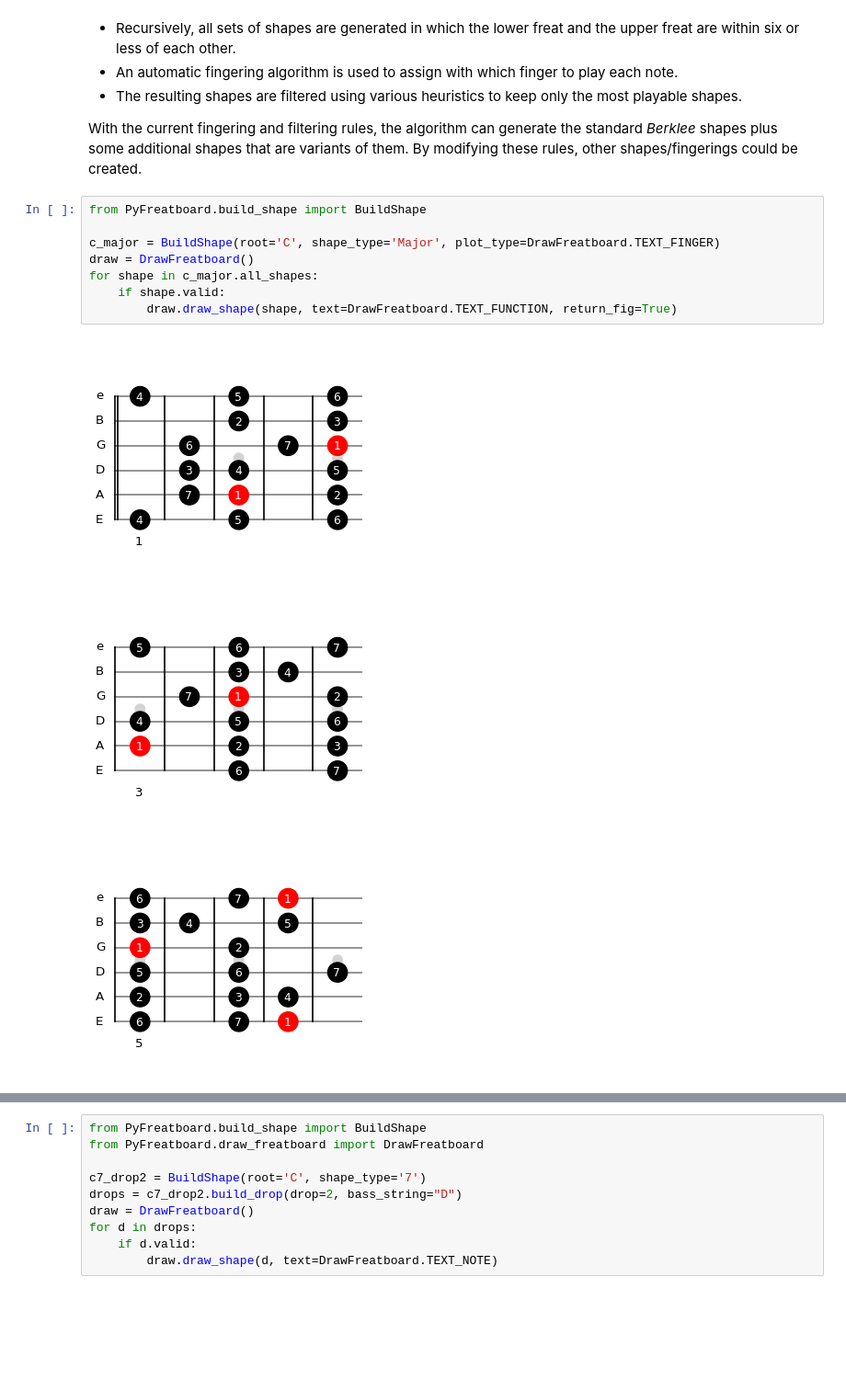
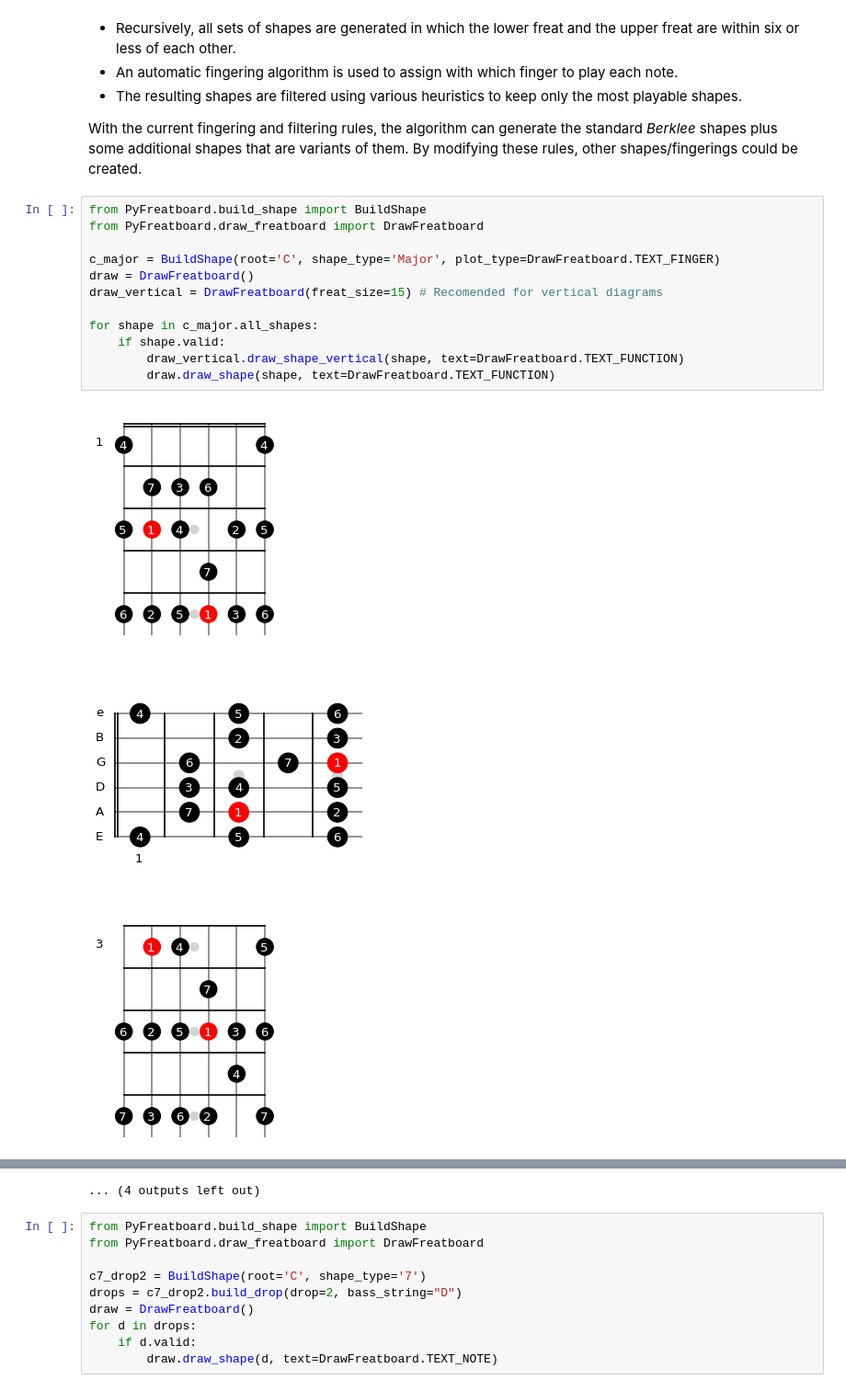
Before and after one commit to narcispr/PyFretboard, a Jupyter notebook: tutorial.ipynb, the cells around one changed output, grey strips where cells are left out. Shown: that part at 92% size. Cells and saved outputs as stored; diff of their text form; blank space fills up the shorter version.

Commit message:
Modified tutorial to include vertical draws

```diff
--- a/tutorial.ipynb
+++ b/tutorial.ipynb
@@ -49,13 +49,17 @@ The class follows the following steps:
 With the current fingering and filtering rules, the algorithm can generate the standard *Berklee* shapes plus some additional shapes that are variants of them. By modifying these rules, other shapes/fingerings could be created.
 # %%
 from PyFreatboard.build_shape import BuildShape
+from PyFreatboard.draw_freatboard import DrawFreatboard
 
 c_major = BuildShape(root='C', shape_type='Major', plot_type=DrawFreatboard.TEXT_FINGER)
 draw = DrawFreatboard()
+draw_vertical = DrawFreatboard(freat_size=15) # Recomended for vertical diagrams
+
 for shape in c_major.all_shapes:
     if shape.valid:
-        draw.draw_shape(shape, text=DrawFreatboard.TEXT_FUNCTION, return_fig=True)
+        draw_vertical.draw_shape_vertical(shape, text=DrawFreatboard.TEXT_FUNCTION)
+        draw.draw_shape(shape, text=DrawFreatboard.TEXT_FUNCTION)
 # %% [output]
-[figure, old version]
+[figure, new version]
-[figure, old version]
+[figure, new version]
-[figure, old version]
+[figure, new version]
@@ -67,3 +75,4 @@ for shape in c_major.all_shapes:
+... (4 outputs left out)
 # %%
 from PyFreatboard.build_shape import BuildShape
 from PyFreatboard.draw_freatboard import DrawFreatboard
```
Also changed, not shown: parts of 2 cells of this notebook.
